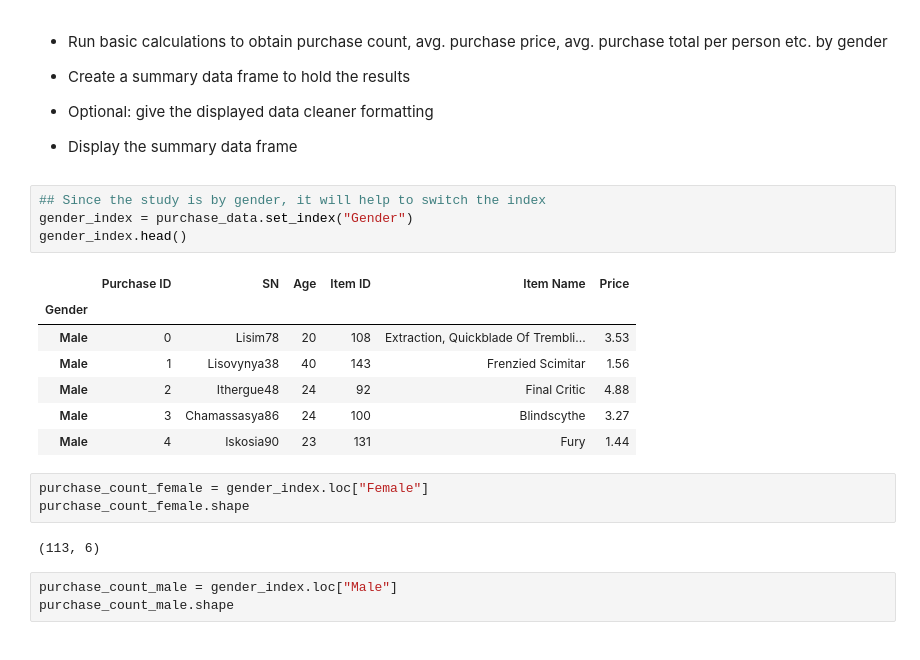
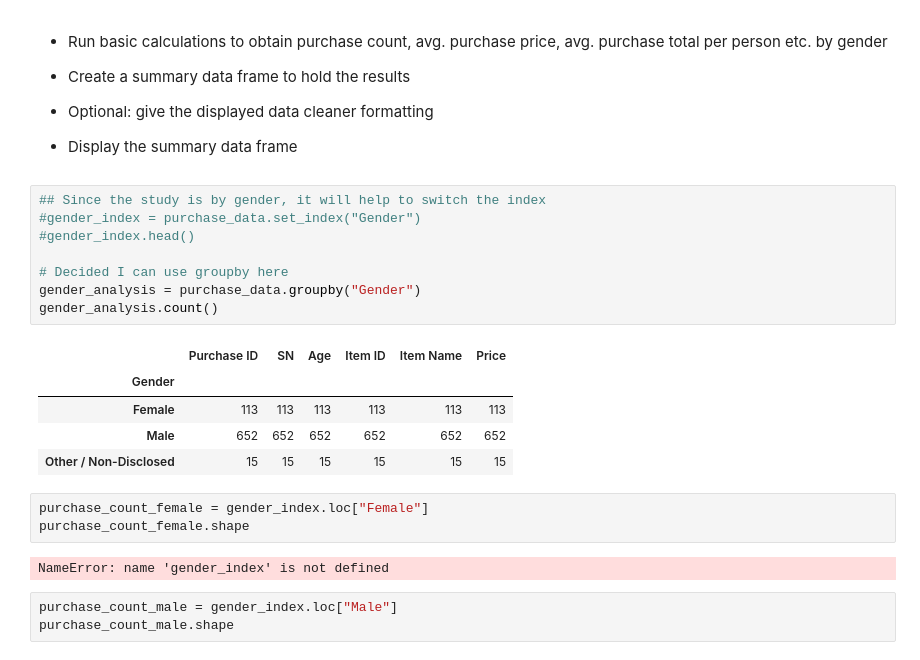
Before and after one commit to pasco27/pandas_homework, a Jupyter notebook: HerosOfPymoli/HeroesOfPymoli_starter.ipynb, the cells around one changed output. Saved outputs shown, nothing was run; the diff lists cells and outputs as text.

```diff
--- a/HerosOfPymoli/HeroesOfPymoli_starter.ipynb
+++ b/HerosOfPymoli/HeroesOfPymoli_starter.ipynb
@@ -228,21 +249,23 @@ other_avg = (11/576)*100
 * Display the summary data frame
 # %%
 ## Since the study is by gender, it will help to switch the index
-gender_index = purchase_data.set_index("Gender")
-gender_index.head()
+#gender_index = purchase_data.set_index("Gender")
+#gender_index.head()
+
+# Decided I can use groupby here
+gender_analysis = purchase_data.groupby("Gender")
+gender_analysis.count()
 # %% [output]
 |  | Purchase ID | SN | Age | Item ID | Item Name | Price |
 | Gender |  |  |  |  |  |  |
-| Male | 0 | Lisim78 | 20 | 108 | Extraction, Quickblade Of Trembli... | 3.53 |
-| Male | 1 | Lisovynya38 | 40 | 143 | Frenzied Scimitar | 1.56 |
-| Male | 2 | Ithergue48 | 24 | 92 | Final Critic | 4.88 |
-| Male | 3 | Chamassasya86 | 24 | 100 | Blindscythe | 3.27 |
-| Male | 4 | Iskosia90 | 23 | 131 | Fury | 1.44 |
+| Female | 113 | 113 | 113 | 113 | 113 | 113 |
+| Male | 652 | 652 | 652 | 652 | 652 | 652 |
+| Other / Non-Disclosed | 15 | 15 | 15 | 15 | 15 | 15 |
 # %%
 purchase_count_female = gender_index.loc["Female"]
 purchase_count_female.shape
 # %% [output]
-(113, 6)
+NameError: name 'gender_index' is not defined
 # %%
 purchase_count_male = gender_index.loc["Male"]
 purchase_count_male.shape
```
Also changed, not shown: parts of 14 cells of this notebook, 2 other files.
